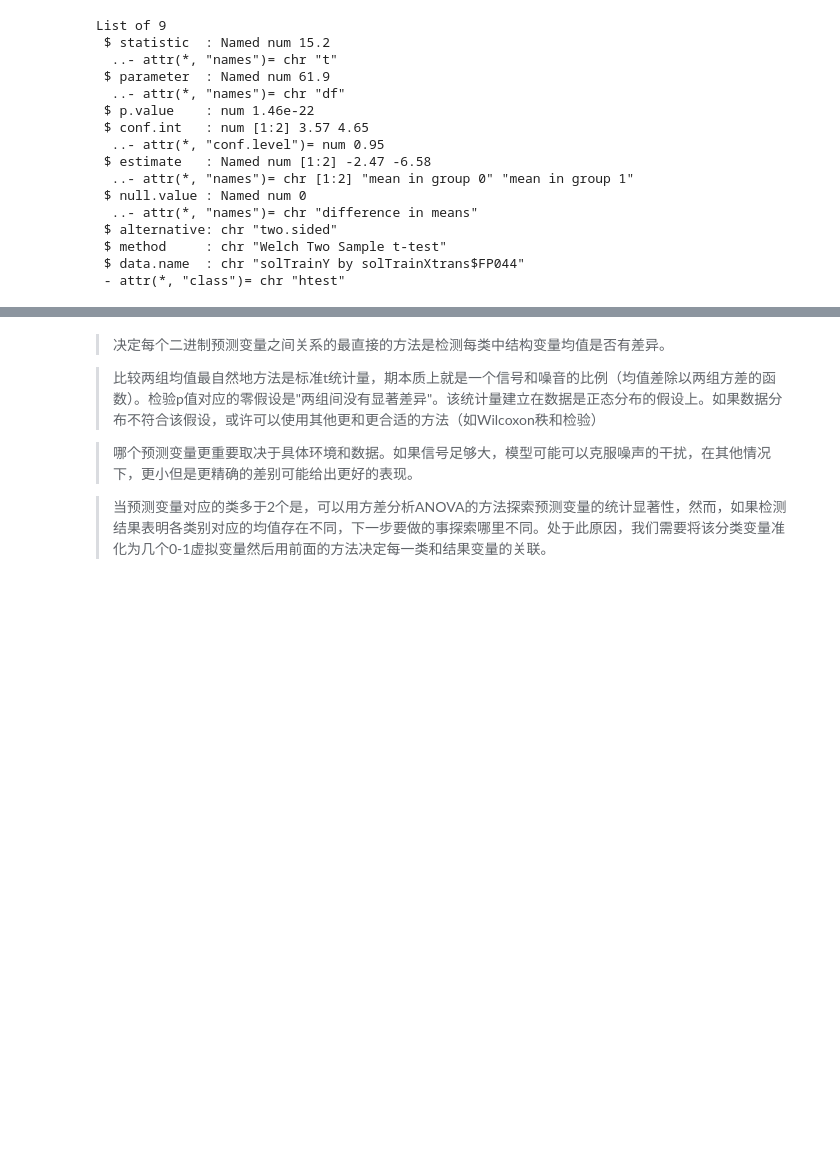
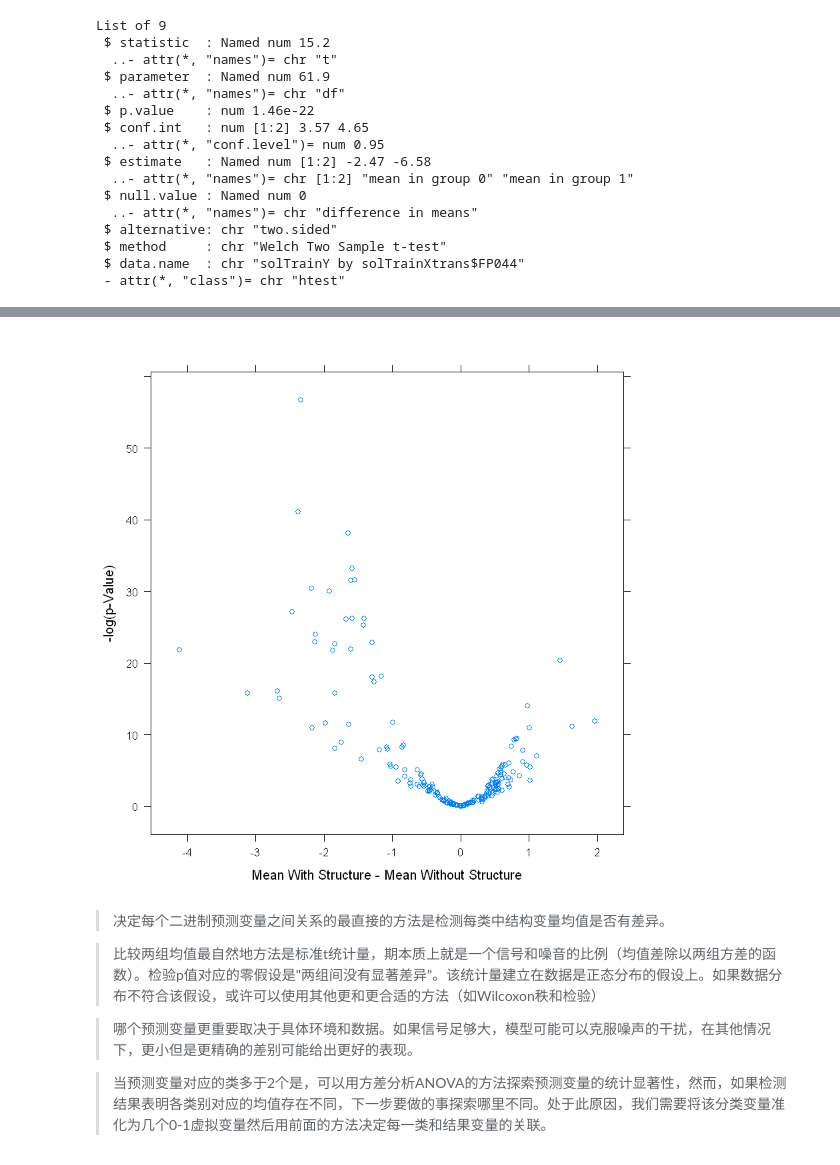
Before and after one commit to Randallzoeng/BookClub, a Jupyter notebook: AppliedPredictiveModeling/Chap. 18 Measuring Predictor Importance.ipynb, the cells around one changed output, grey strips where cells are left out. Saved outputs shown, nothing was run; the diff lists cells and outputs as text; code cells hidden in the pictures; blank space fills up the shorter version.

```diff
--- a/AppliedPredictiveModeling/Chap. 18 Measuring Predictor Importance.ipynb
+++ b/AppliedPredictiveModeling/Chap. 18 Measuring Predictor Importance.ipynb
@@ -278,3 +287,11 @@ xyplot(-log10(t.test_p.value) ~ difference,
+# %%
+xyplot(-log10(t.test_p.value)~diff,
+      data=t_info,
+      xlab="Mean With Structure - Mean Without Structure",
+      ylab="-log(p-Value)",
+      type="p")
+# %% [output]
+[figure, added]
 # %% [markdown]
 > 决定每个二进制预测变量之间关系的最直接的方法是检测每类中结构变量均值是否有差异。
 
```
Also changed, not shown: parts of 27 cells of this notebook.
